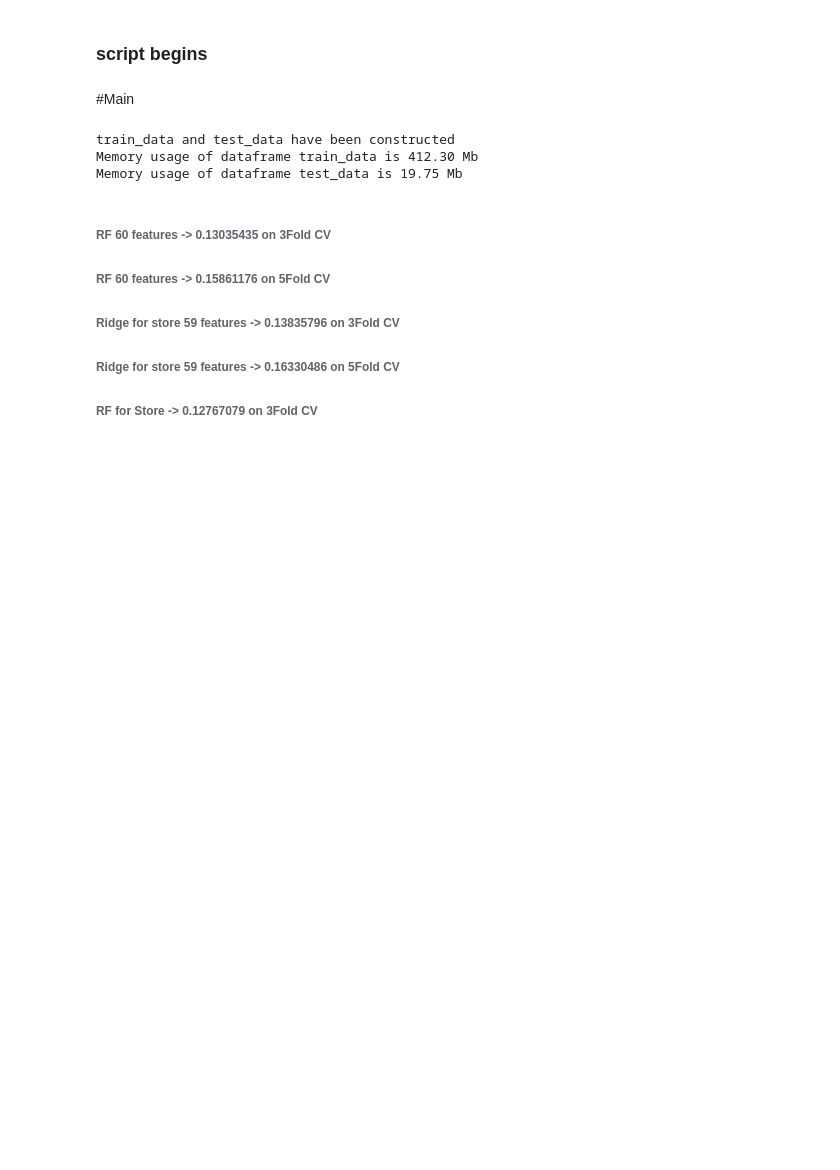
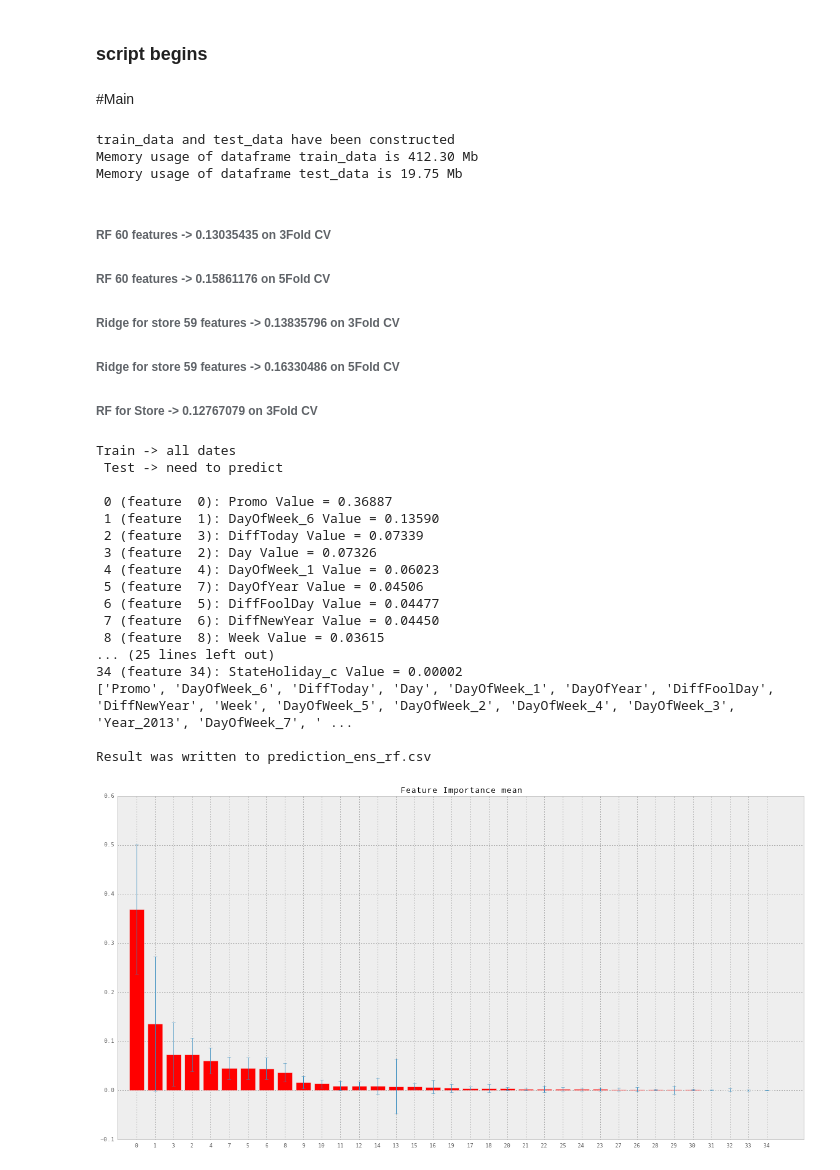
Before and after one commit to shayakhmetov/rossman-store-sales, a Jupyter notebook: rossman.ipynb, the cells around one changed output. Drawn from its saved outputs; the diff is of its cells as text; code cells hidden in the pictures; blank space fills up the shorter version.

```diff
--- a/rossman.ipynb
+++ b/rossman.ipynb
@@ -207,7 +207,7 @@ def get_column_indices(dataframe, column_name):
     column_indices = dataframe.groupby(column_name).indices
     data_column_indices = []
     for key in sorted(column_indices.keys()):
-        data_column_indices.append(column_indices[key])
+        data_column_indices.append((key - 1, column_indices[key]))
     return data_column_indices
 # %%
 def get_data_CV(train_data, number_of_folds=1, feature_selection=None, print_verbose=False, algorithm='rf'):
@@ -325,12 +325,12 @@ def fit_predict_model(train_array, train_array_labels, test_array, feature_names
 
         assert len(train_store_indices) == 1115
 
-        for i, store_indices in enumerate(train_store_indices):
+        for i, store_indices in train_store_indices:
             clfs[i].fit(train_array[store_indices, 1:], np.log(train_array_labels[store_indices] + 1.))
 
 
         test_predicted_labels = np.zeros(len(test_array))
-        for i, store_indices in enumerate(test_store_indices):
+        for i, store_indices in test_store_indices:
             test_predicted_labels[store_indices] = np.exp(clfs[i].predict(test_array[store_indices, 1:])) - 1.
 
         if print_importances:
@@ -366,7 +366,7 @@ Memory usage of dataframe test_data is 19.75 Mb
 ###### Ridge for store 59 features -> 0.16330486 on 5Fold CV
 ###### RF for Store -> 0.12767079 on 3Fold CV
 # %%
-validation = True
+validation = False
 feature_selection = None
 algorithms = ['rf', 'ridge', 'ens_rf', 'extrees']
 algorithm = 'ens_rf'
@@ -435,30 +435,49 @@ if validation:
         rmspe_cv /= number_of_folds
 
         if len(grid_space) > 1:
             print('alpha =', alpha)
         print('CROSS-VALIDATED RMSPE = %1.8f on %d folds' % (rmspe_cv, number_of_folds), end='\n\n')
 
         scores.append(rmspe_cv)
         alphas.append(alpha)
         if rmspe_cv <= min_score:
             min_score, min_alpha = rmspe_cv, alpha
     if len(grid_space) > 1:
         print('MIN_ALPHA =', min_alpha, 'MIN_RMSPE =', min_score)
         pl.figure(figsize=(15,10))
         pl.plot(alphas, scores, 'r.--')
 
 elif not validation:
     print_importances = True
     train_array, train_array_labels, test_array, feature_names, \
     train_store_indices, test_store_indices = get_all_data(train_data, test_data, feature_selection=feature_selection,
                                                            algorithm=algorithm)
     test_predicted_labels = fit_predict_model(train_array, train_array_labels, test_array, algorithm=algorithm,
                                               feature_names=feature_names, print_importances=print_importances,
                                               train_store_indices=train_store_indices,
                                               test_store_indices=test_store_indices)
     test['Sales'] = test_predicted_labels
     test.ix[test.Open == 0, 'Sales'] = 0
     filename = 'prediction_' + algorithm + '.csv'
     test[['Id', 'Sales']].to_csv(filename, index=False)
     print('\nResult was written to', filename)
     del test['Sales']
+# %% [output]
+Train -> all dates
+ Test -> need to predict
+
+ 0 (feature  0): Promo Value = 0.36887
+ 1 (feature  1): DayOfWeek_6 Value = 0.13590
+ 2 (feature  3): DiffToday Value = 0.07339
+ 3 (feature  2): Day Value = 0.07326
+ 4 (feature  4): DayOfWeek_1 Value = 0.06023
+ 5 (feature  7): DayOfYear Value = 0.04506
+ 6 (feature  5): DiffFoolDay Value = 0.04477
+ 7 (feature  6): DiffNewYear Value = 0.04450
+ 8 (feature  8): Week Value = 0.03615
+... (25 lines left out)
+34 (feature 34): StateHoliday_c Value = 0.00002
+['Promo', 'DayOfWeek_6', 'DiffToday', 'Day', 'DayOfWeek_1', 'DayOfYear', 'DiffFoolDay', 'DiffNewYear', 'Week', 'DayOfWeek_5', 'DayOfWeek_2', 'DayOfWeek_4', 'DayOfWeek_3', 'Year_2013', 'DayOfWeek_7', ' ...
+
+Result was written to prediction_ens_rf.csv
+[figure, added]
```
